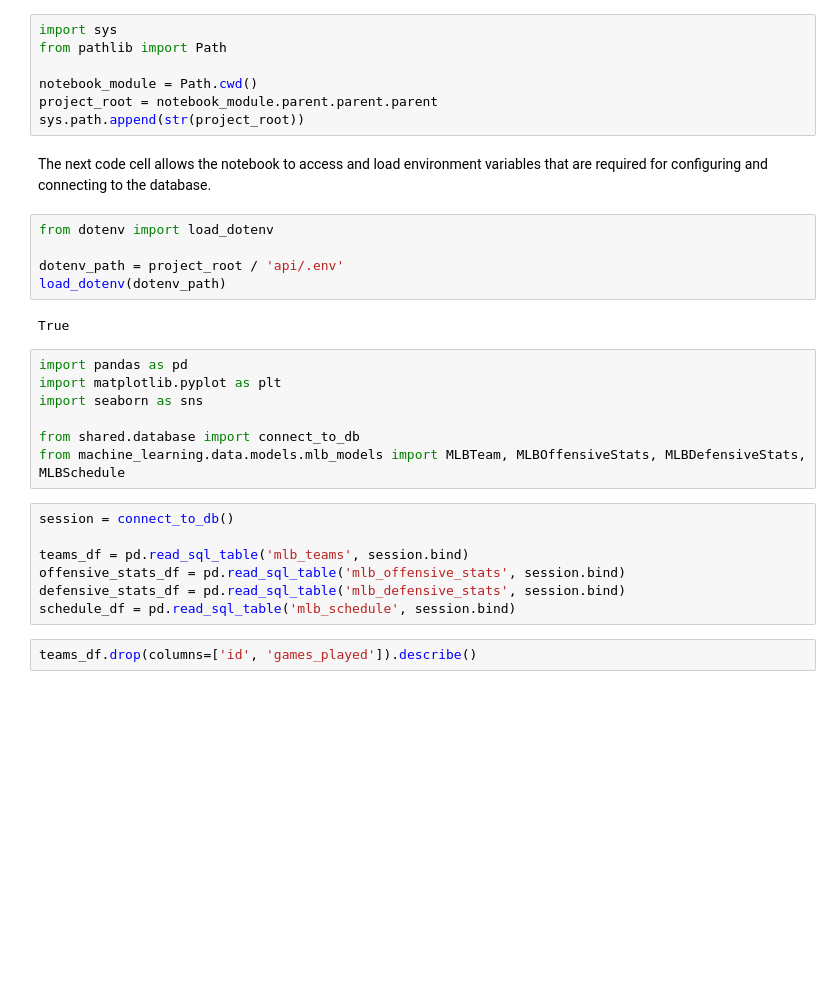
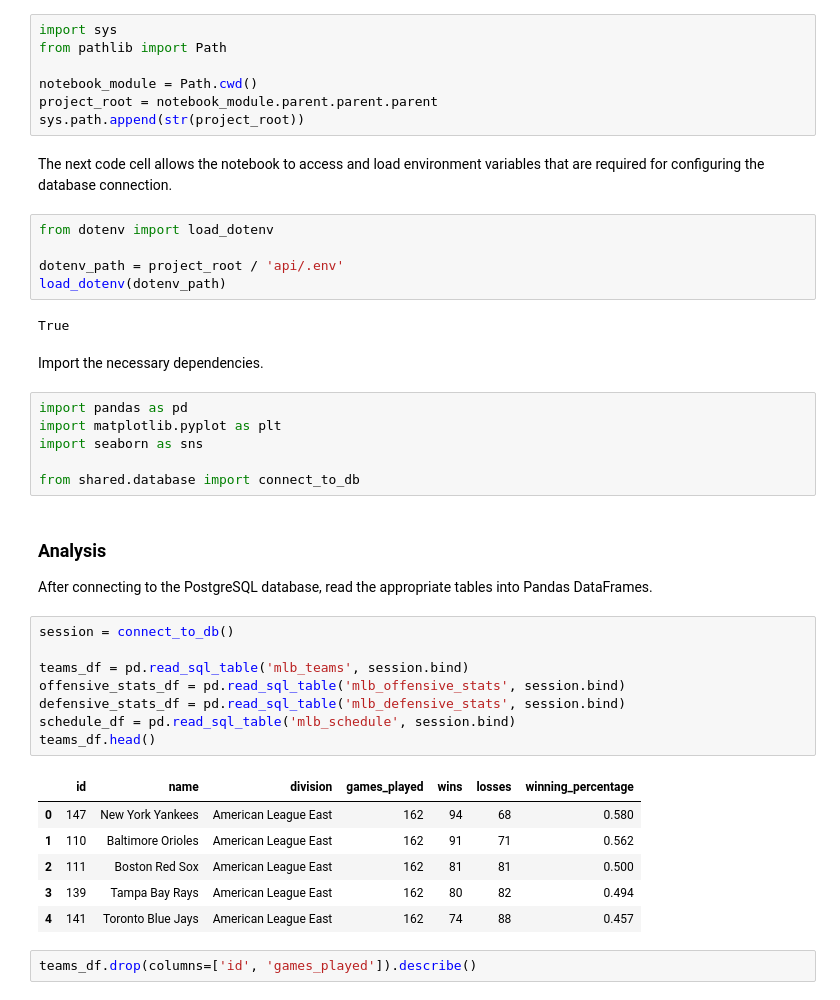
Before and after one commit to jbarkie/betbot, a Jupyter notebook: machine_learning/docs/notebooks/mlb-eda.ipynb, the cells around one changed output. Saved outputs shown, nothing was run; the diff lists cells and outputs as text; blank space fills up the shorter version.

Commit message:
Update analysis
Add explanations and refine initial analysis.

```diff
--- a/machine_learning/docs/notebooks/mlb-eda.ipynb
+++ b/machine_learning/docs/notebooks/mlb-eda.ipynb
@@ -13,7 +15,7 @@ notebook_module = Path.cwd()
 project_root = notebook_module.parent.parent.parent
 sys.path.append(str(project_root))
 # %% [markdown]
-The next code cell allows the notebook to access and load environment variables that are required for configuring and connecting to the database.
+The next code cell allows the notebook to access and load environment variables that are required for configuring the database connection.
 # %%
 from dotenv import load_dotenv
 
@@ -21,20 +23,33 @@ dotenv_path = project_root / 'api/.env'
 load_dotenv(dotenv_path)
 # %% [output]
 True
+# %% [markdown]
+Import the necessary dependencies.
 # %%
 import pandas as pd
 import matplotlib.pyplot as plt
 import seaborn as sns
 
 from shared.database import connect_to_db
-from machine_learning.data.models.mlb_models import MLBTeam, MLBOffensiveStats, MLBDefensiveStats, MLBSchedule
+# %% [markdown]
+### Analysis
+
+After connecting to the PostgreSQL database, read the appropriate tables into Pandas DataFrames.
 # %%
 session = connect_to_db()
 
 teams_df = pd.read_sql_table('mlb_teams', session.bind)
 offensive_stats_df = pd.read_sql_table('mlb_offensive_stats', session.bind)
 defensive_stats_df = pd.read_sql_table('mlb_defensive_stats', session.bind)
 schedule_df = pd.read_sql_table('mlb_schedule', session.bind)
+teams_df.head()
+# %% [output]
+|  | id | name | division | games_played | wins | losses | winning_percentage |
+| 0 | 147 | New York Yankees | American League East | 162 | 94 | 68 | 0.580 |
+| 1 | 110 | Baltimore Orioles | American League East | 162 | 91 | 71 | 0.562 |
+| 2 | 111 | Boston Red Sox | American League East | 162 | 81 | 81 | 0.500 |
+| 3 | 139 | Tampa Bay Rays | American League East | 162 | 80 | 82 | 0.494 |
+| 4 | 141 | Toronto Blue Jays | American League East | 162 | 74 | 88 | 0.457 |
 # %%
 teams_df.drop(columns=['id', 'games_played']).describe()
 # %% [output]
```
Also changed, not shown: parts of 9 cells of this notebook.
